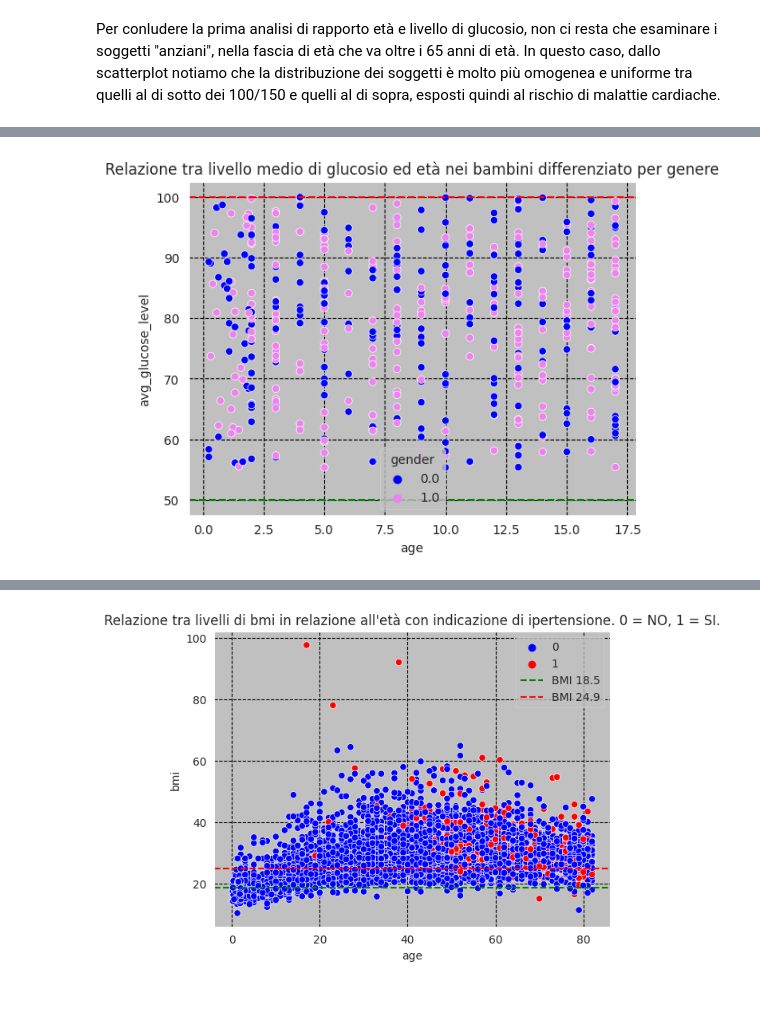
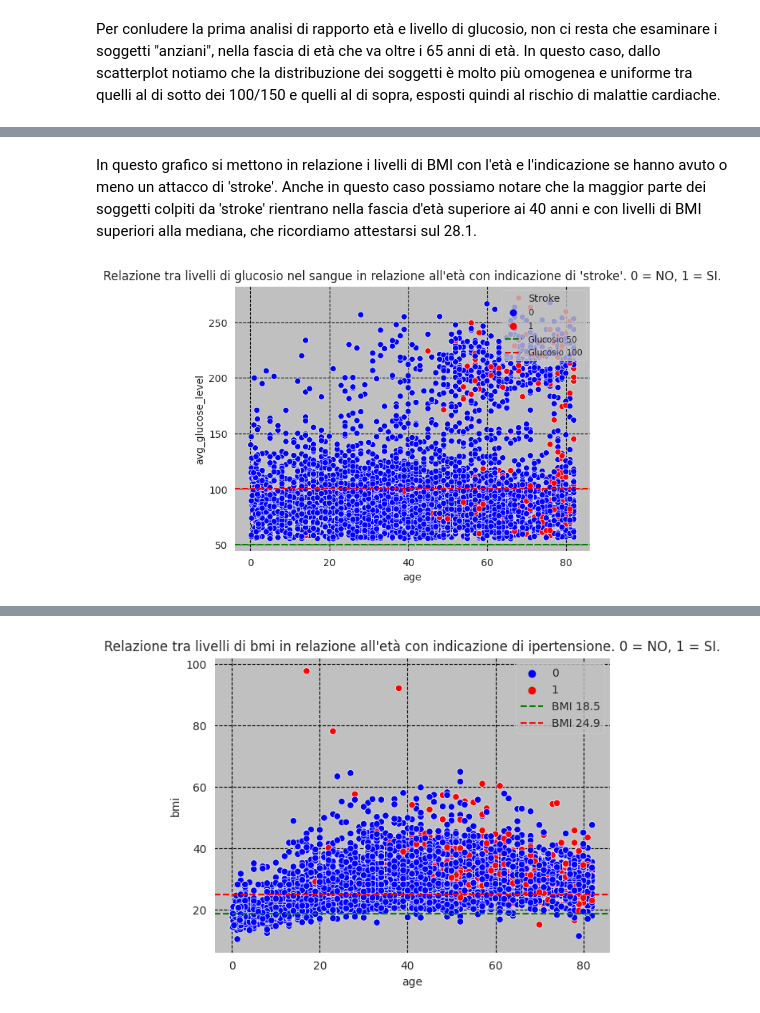
Before and after one commit to martiorru/paper_unibo, a Jupyter notebook: 1_Rinizio_progetto_Poggi.ipynb, the cells around one changed output, grey strips where cells are left out. Cells and saved outputs as stored; diff of their text form; code cells hidden in the pictures.

```diff
--- a/1_Rinizio_progetto_Poggi.ipynb
+++ b/1_Rinizio_progetto_Poggi.ipynb
@@ -292 +327,5 @@ Il valore della mediana dei livelli di BMI è:  28.1
+# %%
+for nulli, valore_bmi in train_nc["bmi"].items():
+  if pd.isnull(valore_bmi):
+    train_nc.at[nulli, "bmi"] = mediana_bmi
 # %% [markdown]
@@ -294,7 +333,3 @@ Fatte le primissime analisi procediamo a sostituire i valori nulli che si trovan
-# %%
-for nulli, valore_bmi in train_nc["bmi"].items():
-  if pd.isnull(valore_bmi):
-    train_nc.at[nulli, "bmi"] = 28.1
 # %%
 print(train_nc.info())
 # %% [output]
@@ -665,10 +873,13 @@ anziani.describe()
+# %% [markdown]
+In questo grafico si mettono in relazione i livelli di BMI con l'età e l'indicazione se hanno avuto o meno un attacco di 'stroke'. Anche in questo caso possiamo notare che la maggior parte dei soggetti colpiti da 'stroke' rientrano nella fascia d'età superiore ai 40 anni e con livelli di BMI superiori alla mediana, che ricordiamo attestarsi sul 28.1.
 # %%
-bambini_basso_glc = colonne_rel1[(colonne_rel1["age"] < 18) & (colonne_rel1["avg_glucose_level"] < 100)]
-#bambini_basso_glc.describe()
-sns.scatterplot(data = bambini_basso_glc, x ="age", y = "avg_glucose_level", hue = "gender", palette=custom_palette)
-plt.title("Relazione tra livello medio di glucosio ed età nei bambini differenziato per genere")
-plt.axhline(y=50, color='green', linestyle='--', label='avg_glucose 50')
-plt.axhline(y=100, color='red', linestyle='--', label='avg_glucose 100')
+colonne_rel3 = train_nc[["bmi", "avg_glucose_level", "age", "hypertension", "stroke"]]
+sns.scatterplot(data=colonne_rel3, x="age", y="avg_glucose_level", hue="stroke", palette=custom_palette2)
+plt.title("Relazione tra livelli di glucosio nel sangue in relazione all'età con indicazione di 'stroke'. 0 = NO, 1 = SI.")
+sns.set_style("darkgrid", {"axes.facecolor": "#C0C0C0", "grid.color": "black", "grid.linestyle": "--"})
+plt.axhline(y=50, color='green', linestyle='--', label="Glucosio 50")
+plt.axhline(y=100, color='red', linestyle='--', label="Glucosio 100")
+plt.legend(title="Stroke", loc="upper right", fontsize="small")
 plt.show()
 # %% [output]
-[figure, old version]
+[figure, new version]
```
Also changed, not shown: parts of 156 cells of this notebook.
